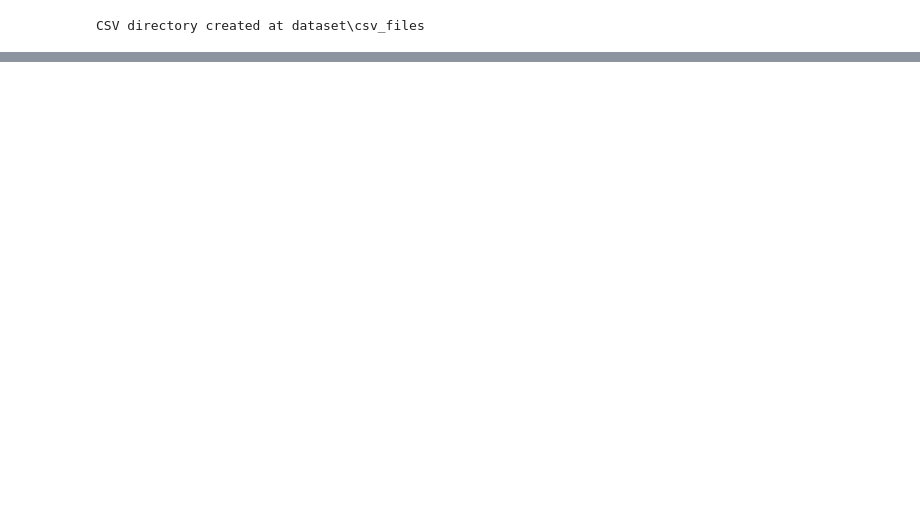
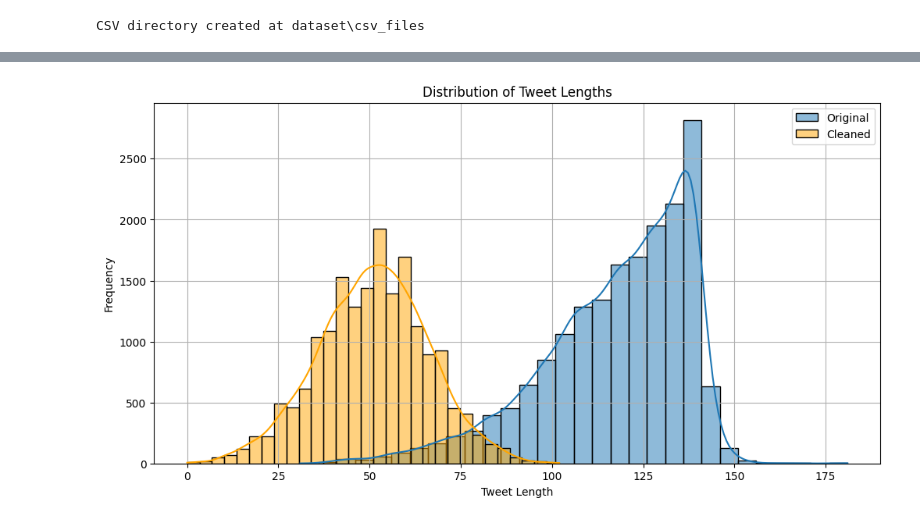
Before and after one commit to playfullClouds/disaster-tweets, a Jupyter notebook: research/test.ipynb, the cells around one changed output, grey strips where cells are left out. Saved outputs shown, nothing was run; the diff lists cells and outputs as text; code cells hidden in the pictures; blank space fills up the shorter version.

```diff
--- a/research/test.ipynb
+++ b/research/test.ipynb
@@ -190,0 +430,14 @@ t.head(3)
+# %%
+# Step 1: Remove all unnecessary columns
+
+columns_to_keep = ['text_info', 'tweet_text']
+
+# Drop columns that are not in columns_to_keep
+for column in df.columns:
+    if column not in columns_to_keep:
+        df.drop(column, axis=1, inplace=True)
+        print(f"Removed column: {column}")
+
+
+# Verify
+df.head(1)
@@ -190,0 +651,15 @@ t.head(3)
+# %%
+def clean_length(string):
+    return len(string)
+df['clean_length'] = df['cleanText'].apply(length)
+
+
+plt.figure(figsize=(12,8))
+bins = 150
+plt.hist(df['clean_length'], bins=bins)
+plt.title("Character Count for Clean Data")
+plt.xlabel('Length (Character Count)')
+plt.ylabel('Number of Tweets')
+# plt.legend(loc='upper right')
+plt.xlim(0,150)
+plt.show();
@@ -190,0 +677,17 @@ t.head(3)
+# %%
+# Calculate the length of each tweet
+df['tweet_length'] = df['tweet_text'].apply(len)
+df['clean_tweet_length'] = df['cleanText'].apply(len)
+
+# Plot the distribution of tweet lengths
+plt.figure(figsize=(12, 6))
+sns.histplot(df['tweet_length'], bins=30, kde=True, label='Original')
+sns.histplot(df['clean_tweet_length'], bins=30, kde=True, label='Cleaned', color='orange')
+plt.title('Distribution of Tweet Lengths')
+plt.xlabel('Tweet Length')
+plt.ylabel('Frequency')
+plt.grid()
+plt.legend()
+plt.show()
+# %% [output]
+[figure, added]
```
Also changed, not shown: parts of 159 cells of this notebook, 29 other files.
